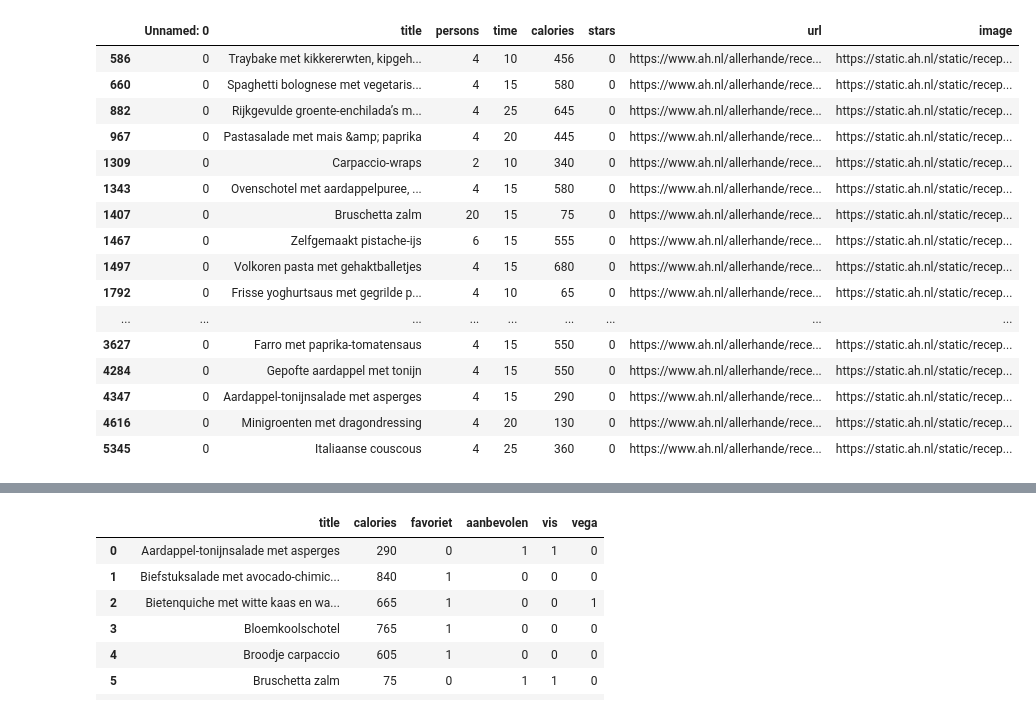
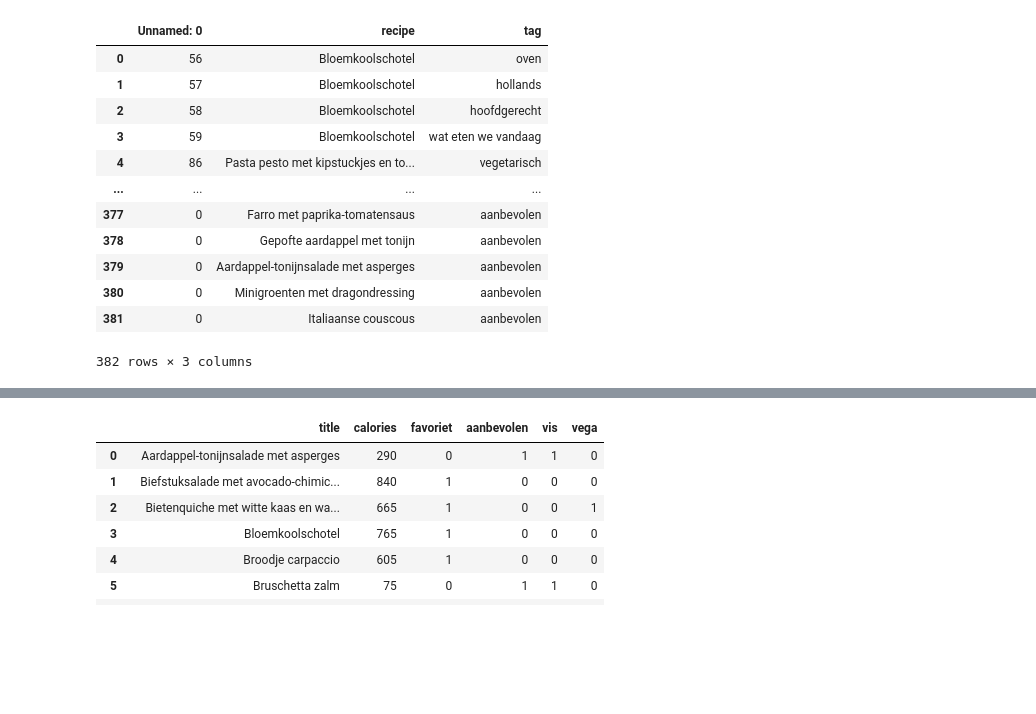
Before and after one commit to Fentjoe/project-2, a Jupyter notebook: Eindproduct/LP solver.ipynb, the cells around one changed output, grey strips where cells are left out. Saved outputs shown, nothing was run; the diff lists cells and outputs as text; code cells hidden in the pictures; blank space fills up the shorter version.

```diff
--- a/Eindproduct/LP solver.ipynb
+++ b/Eindproduct/LP solver.ipynb
@@ -23,73 +13,48 @@ len(new_df )
 # %%
-
-fav_recepten = new_df
-aanbevolen_lijst = ['Snelle Thaise viskoekjes met chilisaus',
- "Volkorenpincho's",
- "Marokkaanse' lamsbout",
- 'Kerstballetjes met gesmolten kaas',
- "Burrito'-schotel met knapperige tortillapuntjes",
- 'Mexicaanse maaltijdsoep van zoete aardappel met kidneybonen ',
- 'Kaasvlinders',
- 'Traybake met kikkererwten, kipgehaktballetjes en garam masala',
- 'Oranje plaatpizza',
- 'Farro met paprika-tomatensaus',
- 'Frisse yoghurtsaus met gegrilde paprika',
- 'Cottage pie met doperwten-linzen-maismix',
- 'Carpaccio-wraps',
- 'Macaronischotel met broccoli',
- 'Gepofte aardappel met tonijn',
- 'Ovenschotel met aardappel\xadpuree, gehakt &amp; bloemkoolrijst',
- 'Plaatpizza met salami en tomaatjes',
- 'Minigroenten met dragondressing',
- 'Bruschetta zalm',
- 'Volkoren pasta met gehaktballetjes ',
- 'Spaghetti bolognese met vegetarisch Gehackt',
- 'Rijkgevulde groente-enchilada’s met mais &amp; geraspte kaas',
- 'Pastasalade met mais &amp; paprika',
- 'Italiaanse couscous ',
- 'Bruschette met paprikapaté',
- 'Aardappel-tonijnsalade met asperges',
- 'Zelfgemaakt pistache-ijs',
- 'Tomatensaus',
- 'Omelet bakken',
- 'Gepofte-knoflooksaus']
+fav_recepten = pd.read_csv('Recepten_kiezen_gescheiden.csv')
+#fav_recepten = new_df
+aanbevolen_lijst = ['Snelle Thaise viskoekjes met chilisaus',"Volkorenpincho's", "Marokkaanse' lamsbout",
+ 'Kerstballetjes met gesmolten kaas', "Burrito'-schotel met knapperige tortillapuntjes", 'Mexicaanse maaltijdsoep van zoete aardappel met kidneybonen ',
+ 'Kaasvlinders', 'Traybake met kikkererwten, kipgehaktballetjes en garam masala', 'Oranje plaatpizza', 'Farro met paprika-tomatensaus',
+ 'Frisse yoghurtsaus met gegrilde paprika', 'Cottage pie met doperwten-linzen-maismix', 'Carpaccio-wraps',
+ 'Macaronischotel met broccoli', 'Gepofte aardappel met tonijn', 'Ovenschotel met aardappel\xadpuree, gehakt &amp; bloemkoolrijst',
+ 'Plaatpizza met salami en tomaatjes', 'Minigroenten met dragondressing', 'Bruschetta zalm', 'Volkoren pasta met gehaktballetjes ',
+ 'Spaghetti bolognese met vegetarisch Gehackt', 'Rijkgevulde groente-enchilada’s met mais &amp; geraspte kaas', 'Pastasalade met mais &amp; paprika',
+ 'Italiaanse couscous ', 'Bruschette met paprikapaté', 'Aardappel-tonijnsalade met asperges', 'Zelfgemaakt pistache-ijs',
+ 'Tomatensaus', 'Omelet bakken', 'Gepofte-knoflooksaus']
 aanbevolen = data_recipes.loc[data_recipes['title'].isin(aanbevolen_lijst)]
 #aanbevolen = aanbevolen[aanbevolen['calories']>=600]
 recepten_data = pd.concat([fav_recepten, aanbevolen])
 recepten_data = recepten_data[['title','calories']]
 data_tags = vis_tag.loc[vis_tag['recipe'].isin(recepten_data['title'])].copy()
 new_rows = []
 for i in fav_recepten['title']:
     new_row = {'Unnamed: 0': '0', 'recipe': i, 'tag': 'favoriet'}
     new_rows.append(new_row)
     #data_tags.loc[len(data_tags)] = new_row
 
 for i in aanbevolen['title']:
     new_row = {'Unnamed: 0': '0', 'recipe': i, 'tag': 'aanbevolen'}
     new_rows.append(new_row)
     #data_tags.loc[len(data_tags)] = new_row
 new_rows_df = pd.DataFrame(new_rows)
 data_tags = pd.concat([data_tags, new_rows_df], ignore_index=True)
-aanbevolen
-#data_tags
+#aanbevolen
+data_tags
 # %% [output]
-|  | Unnamed: 0 | title | persons | time | calories | stars | url | image |
-| 586 | 0 | Traybake met kikkererwten, kipgeh... | 4 | 10 | 456 | 0 | https://www.ah.nl/allerhande/rece... | https://static.ah.nl/static/recep... |
-| 660 | 0 | Spaghetti bolognese met vegetaris... | 4 | 15 | 580 | 0 | https://www.ah.nl/allerhande/rece... | https://static.ah.nl/static/recep... |
-| 882 | 0 | Rijkgevulde groente-enchilada’s m... | 4 | 25 | 645 | 0 | https://www.ah.nl/allerhande/rece... | https://static.ah.nl/static/recep... |
-| 967 | 0 | Pastasalade met mais &amp; paprika | 4 | 20 | 445 | 0 | https://www.ah.nl/allerhande/rece... | https://static.ah.nl/static/recep... |
-| 1309 | 0 | Carpaccio-wraps | 2 | 10 | 340 | 0 | https://www.ah.nl/allerhande/rece... | https://static.ah.nl/static/recep... |
-| 1343 | 0 | Ovenschotel met aardappel­puree, ... | 4 | 15 | 580 | 0 | https://www.ah.nl/allerhande/rece... | https://static.ah.nl/static/recep... |
-| 1407 | 0 | Bruschetta zalm | 20 | 15 | 75 | 0 | https://www.ah.nl/allerhande/rece... | https://static.ah.nl/static/recep... |
-| 1467 | 0 | Zelfgemaakt pistache-ijs | 6 | 15 | 555 | 0 | https://www.ah.nl/allerhande/rece... | https://static.ah.nl/static/recep... |
-| 1497 | 0 | Volkoren pasta met gehaktballetjes | 4 | 15 | 680 | 0 | https://www.ah.nl/allerhande/rece... | https://static.ah.nl/static/recep... |
-| 1792 | 0 | Frisse yoghurtsaus met gegrilde p... | 4 | 10 | 65 | 0 | https://www.ah.nl/allerhande/rece... | https://static.ah.nl/static/recep... |
-| ... | ... | ... | ... | ... | ... | ... | ... | ... |
-| 3627 | 0 | Farro met paprika-tomatensaus | 4 | 15 | 550 | 0 | https://www.ah.nl/allerhande/rece... | https://static.ah.nl/static/recep... |
-| 4284 | 0 | Gepofte aardappel met tonijn | 4 | 15 | 550 | 0 | https://www.ah.nl/allerhande/rece... | https://static.ah.nl/static/recep... |
-| 4347 | 0 | Aardappel-tonijnsalade met asperges | 4 | 15 | 290 | 0 | https://www.ah.nl/allerhande/rece... | https://static.ah.nl/static/recep... |
-| 4616 | 0 | Minigroenten met dragondressing | 4 | 20 | 130 | 0 | https://www.ah.nl/allerhande/rece... | https://static.ah.nl/static/recep... |
-| 5345 | 0 | Italiaanse couscous | 4 | 25 | 360 | 0 | https://www.ah.nl/allerhande/rece... | https://static.ah.nl/static/recep... |
+|  | Unnamed: 0 | recipe | tag |
+| 0 | 56 | Bloemkoolschotel | oven |
+| 1 | 57 | Bloemkoolschotel | hollands |
+| 2 | 58 | Bloemkoolschotel | hoofdgerecht |
+| 3 | 59 | Bloemkoolschotel | wat eten we vandaag |
+| 4 | 86 | Pasta pesto met kipstuckjes en to... | vegetarisch |
+| ... | ... | ... | ... |
+| 377 | 0 | Farro met paprika-tomatensaus | aanbevolen |
+| 378 | 0 | Gepofte aardappel met tonijn | aanbevolen |
+| 379 | 0 | Aardappel-tonijnsalade met asperges | aanbevolen |
+| 380 | 0 | Minigroenten met dragondressing | aanbevolen |
+| 381 | 0 | Italiaanse couscous | aanbevolen |
+382 rows × 3 columns
 # %%
 tags = ['favoriet', 'aanbevolen', 'vis', 'vegetarisch', 'zonder vlees/vis']
 for tag in tags:
```
Also changed, not shown: parts of 3 cells of this notebook.
